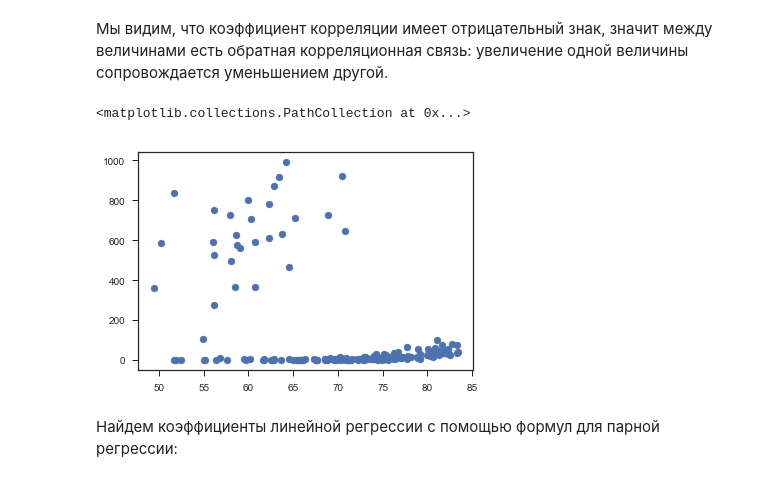
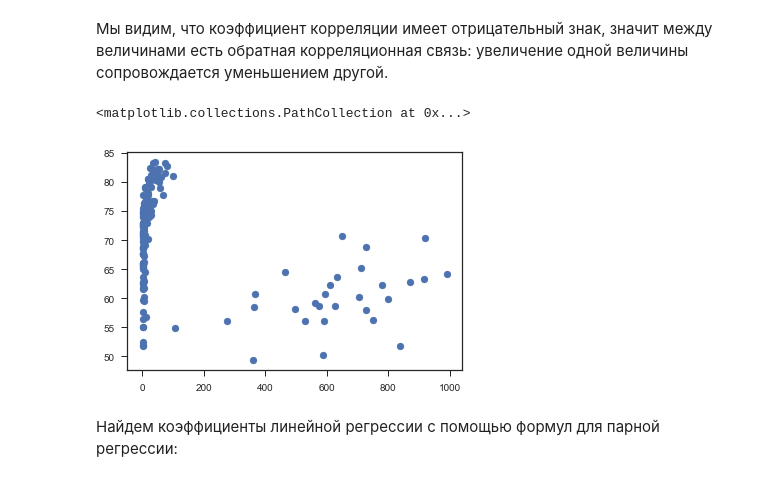
Before and after one commit to TataMoskovkina/GeekUniversity, a Jupyter notebook: Теория вероятностей и математическая статистика/project.ipynb, the cells around one changed output. Drawn from its saved outputs; the diff is of its cells as text; code cells hidden in the pictures.

```diff
--- a/Теория вероятностей и математическая статистика/project.ipynb
+++ b/Теория вероятностей и математическая статистика/project.ipynb
@@ -46,13 +46,13 @@ GDP_pop[['GDP per capita (US dollars)', 'Life expectancy (years)']].corr()
 # %% [markdown]
 Мы видим, что коэффициент корреляции имеет отрицательный знак, значит между величинами есть обратная корреляционная связь: увеличение одной величины сопровождается уменьшением другой.
 # %%
-GDP = GDP_pop['GDP per capita (US dollars)']
-pop = GDP_pop['Life expectancy (years)']
+GDP = np.array(GDP_pop['GDP per capita (US dollars)'])
+pop = np.array(GDP_pop['Life expectancy (years)'])
 # %%
-plt.scatter(pop, GDP)
+plt.scatter(GDP, pop)
 # %% [output]
 <matplotlib.collections.PathCollection at 0x...>
-[figure, old version]
+[figure, new version]
 # %% [markdown]
 Найдем коэффициенты линейной регрессии с помощью формул для парной регрессии:
 # %%
```
Also changed, not shown: parts of 3 cells of this notebook.
